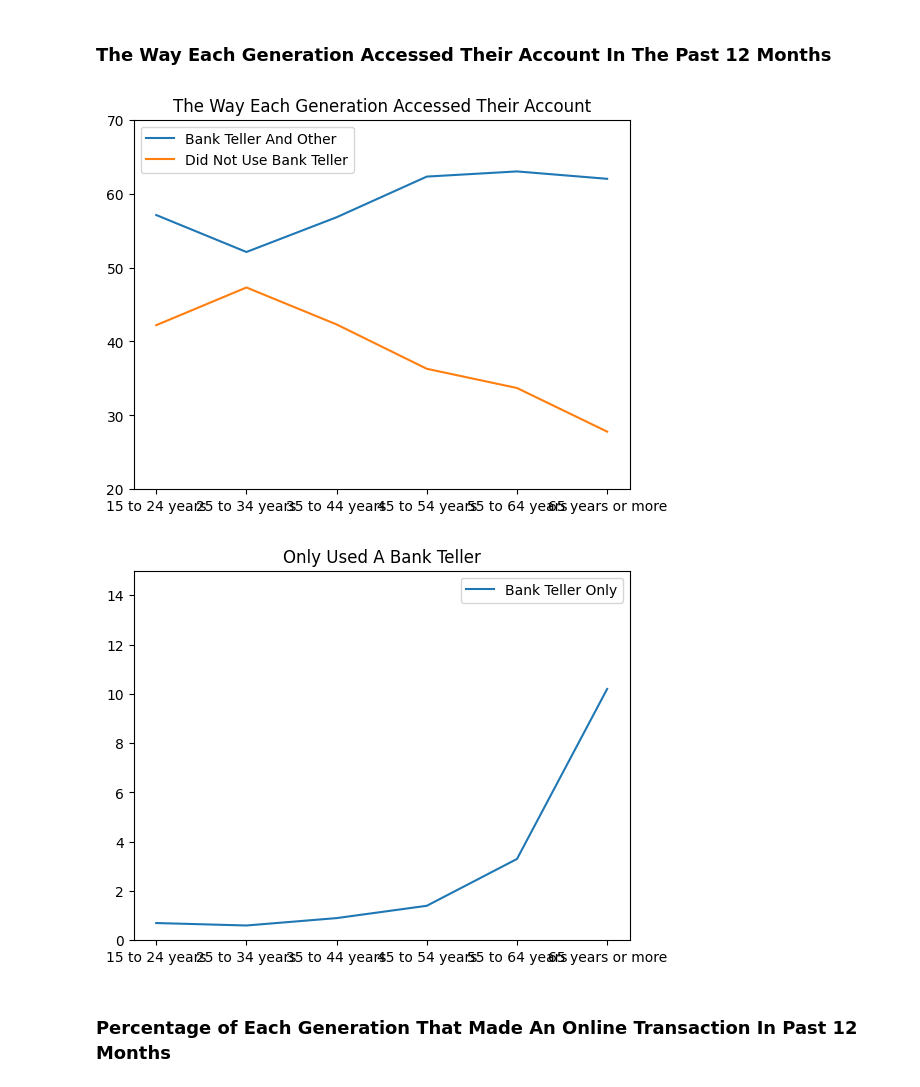
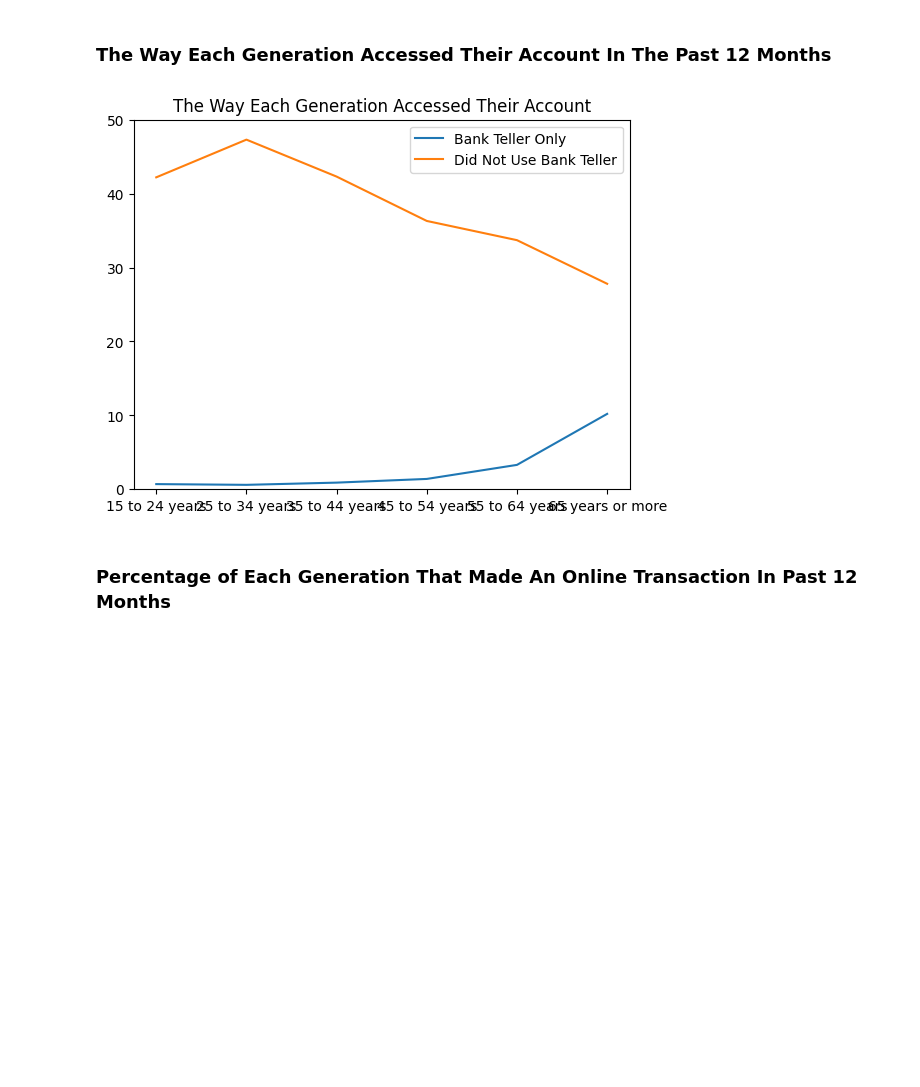
Before and after one commit to ryanmoore2121/Capstone, a Jupyter notebook: Banking.ipynb, the cells around one changed output. Cells and saved outputs as stored; diff of their text form; code cells hidden in the pictures; blank space fills up the shorter version.

```diff
--- a/Banking.ipynb
+++ b/Banking.ipynb
@@ -33,34 +33,27 @@ plt.show
 # %%
 import pandas as pd
 import matplotlib.pyplot as plt
 
 
 #Code that pulls the dataset and reads it
 df = pd.read_csv('UsedBankTeller.csv')
 
 #Code that creates a bar graph for percentage of each generations most common way to access their bank accounts.
 x = df['Row Variables']
 y = df["Used bank teller only"]
 y2= df['Used bank teller and other methods']
 y3= df['Did not use bank teller but used other methods']
 
 plt.figure()
-plt.plot(x, y2, label = 'Bank Teller And Other')
+plt.plot(x,y, label = 'Bank Teller Only')
 plt.plot(x, y3, label = 'Did Not Use Bank Teller')
 plt.title('The Way Each Generation Accessed Their Account')
 plt.legend()
-plt.ylim(20,70)
+plt.ylim(0,50)
 
 plt.show()
-
-plt.plot(x,y, label = 'Bank Teller Only')
-plt.title("Only Used A Bank Teller")
-plt.legend()
-plt.ylim(0,15)
-plt.show()
 # %% [output]
-[figure, old version]
+[figure, new version]
-[figure, removed]
 # %% [markdown]
 ### Percentage of Each Generation That Made An Online Transaction In Past 12 Months
 # %%
```
Also changed, not shown: parts of 3 cells of this notebook.
